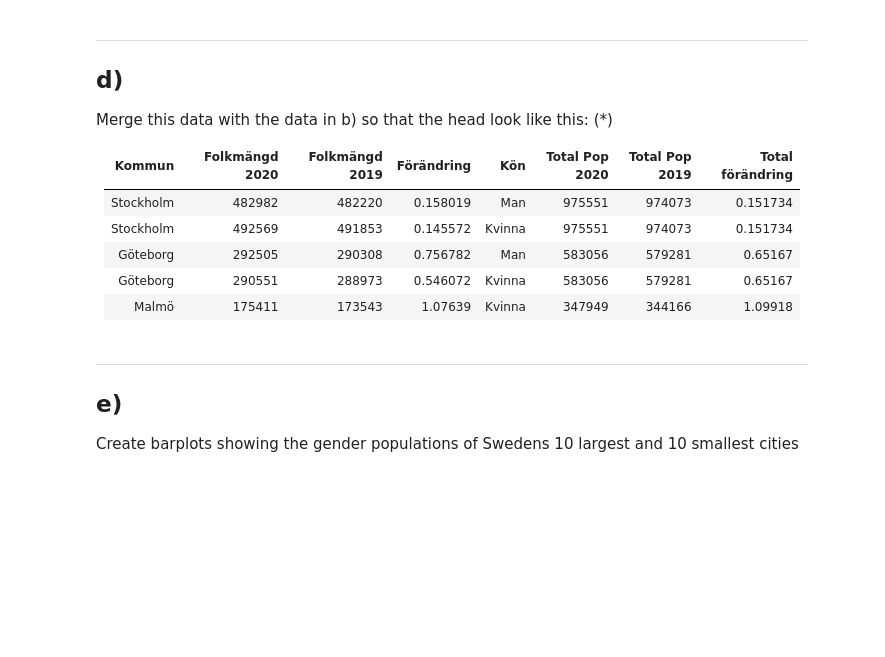
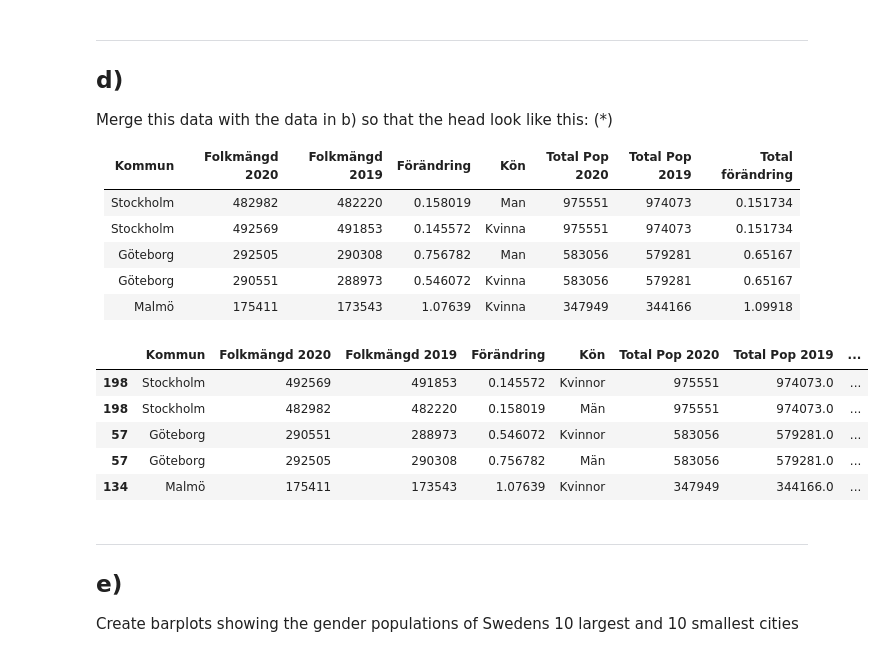
Before and after one commit to Andreas-Svensson/data_processing, a Jupyter notebook: Exercises/E00_pandas_basic_syntax.ipynb, the cells around one changed output. Drawn from its saved outputs; the diff is of its cells as text; code cells hidden in the pictures; blank space fills up the shorter version.

```diff
--- a/Exercises/E00_pandas_basic_syntax.ipynb
+++ b/Exercises/E00_pandas_basic_syntax.ipynb
@@ -291,0 +311,16 @@ Female:
+# %%
+for sheet_name in df_dict:  # updating missing column name of all DataFrames in dict:
+    df_dict[sheet_name].rename(
+        columns={
+            2020: "Rang 2020",
+            2019: "Rang 2019",
+            "Unnamed: 2": "Kommun",
+            "2020.1": "Folkmängd 2020",
+            "2019.1": "Folkmängd 2019",
+            "%": "Förändring",
+        },
+        inplace=True,
+    )
+    df_dict[sheet_name]["Kön"] = sheet_name # adding column "Kön" with the respective value "Kvinnor" and "Män"
+
+df_dict["Kvinnor"].head(1)
@@ -325,6 +395,22 @@ Merge this data with the data in b) so that the head look like this: (*)
 | Göteborg  |           292505 |           290308 |     0.756782 | Man    |           583056 |           579281 |           0.65167  |
 | Göteborg  |           290551 |           288973 |     0.546072 | Kvinna |           583056 |           579281 |           0.65167  |
 | Malmö     |           175411 |           173543 |     1.07639  | Kvinna |           347949 |           344166 |           1.09918  |
+# %%
+merges = ["Total Pop 2020", "Total Pop 2019", "Total Förändring"] # columns to merge
+
+for column in merges: # add columns:
+    df_merged[column] = df[column]
+
+df_merged.sort_values(by = "Total Pop 2020", ascending = False, inplace = True) # sort to match example output
+
+df_merged.head()
+# %% [output]
+|  | Kommun | Folkmängd 2020 | Folkmängd 2019 | Förändring | Kön | Total Pop 2020 | Total Pop 2019 | ... |
+| 198 | Stockholm | 492569 | 491853 | 0.145572 | Kvinnor | 975551 | 974073.0 | ... |
+| 198 | Stockholm | 482982 | 482220 | 0.158019 | Män | 975551 | 974073.0 | ... |
+| 57 | Göteborg | 290551 | 288973 | 0.546072 | Kvinnor | 583056 | 579281.0 | ... |
+| 57 | Göteborg | 292505 | 290308 | 0.756782 | Män | 583056 | 579281.0 | ... |
+| 134 | Malmö | 175411 | 173543 | 1.07639 | Kvinnor | 347949 | 344166.0 | ... |
 # %% [markdown]
 ---
 ## e)
```
Also changed, not shown: parts of 9 cells of this notebook.
